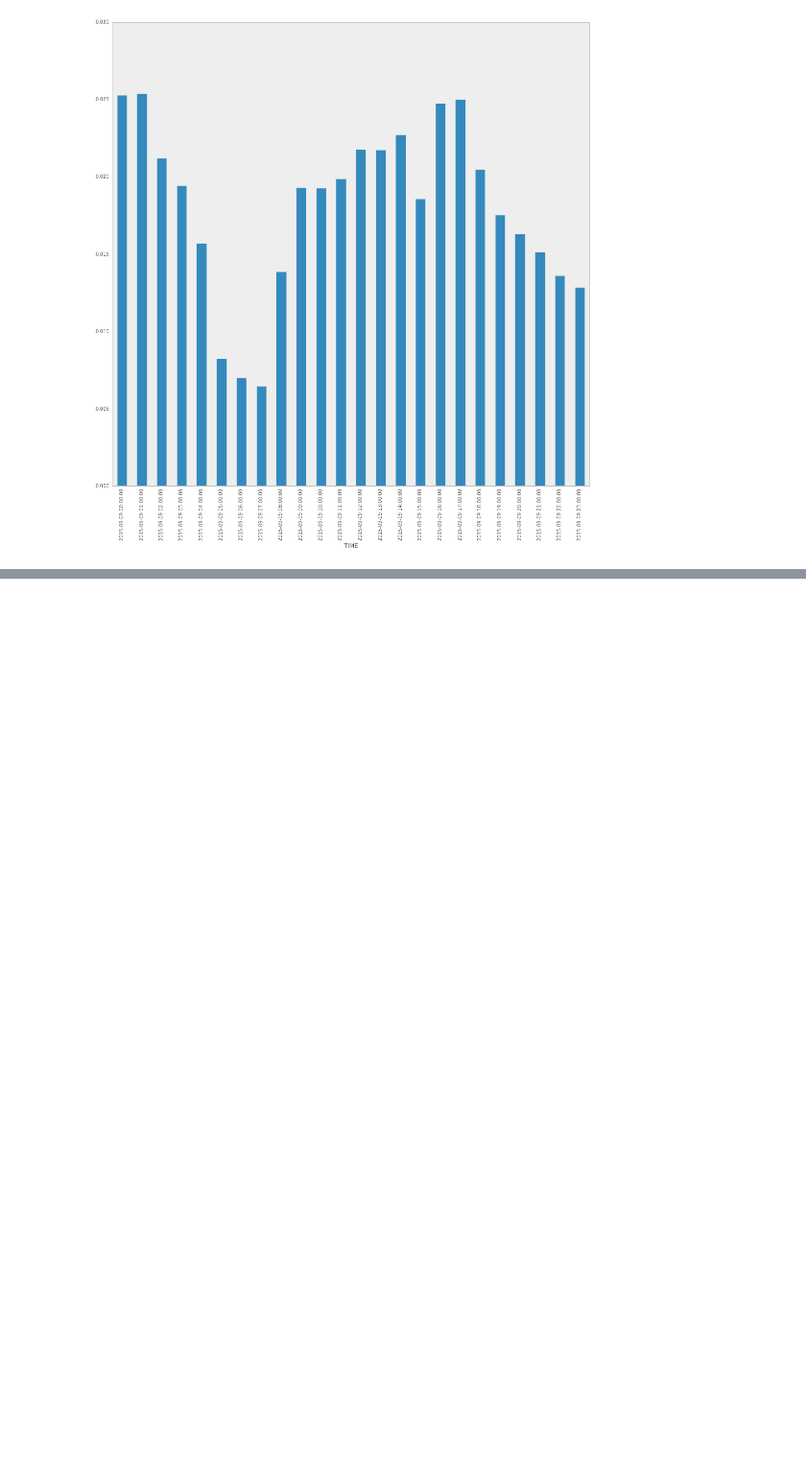
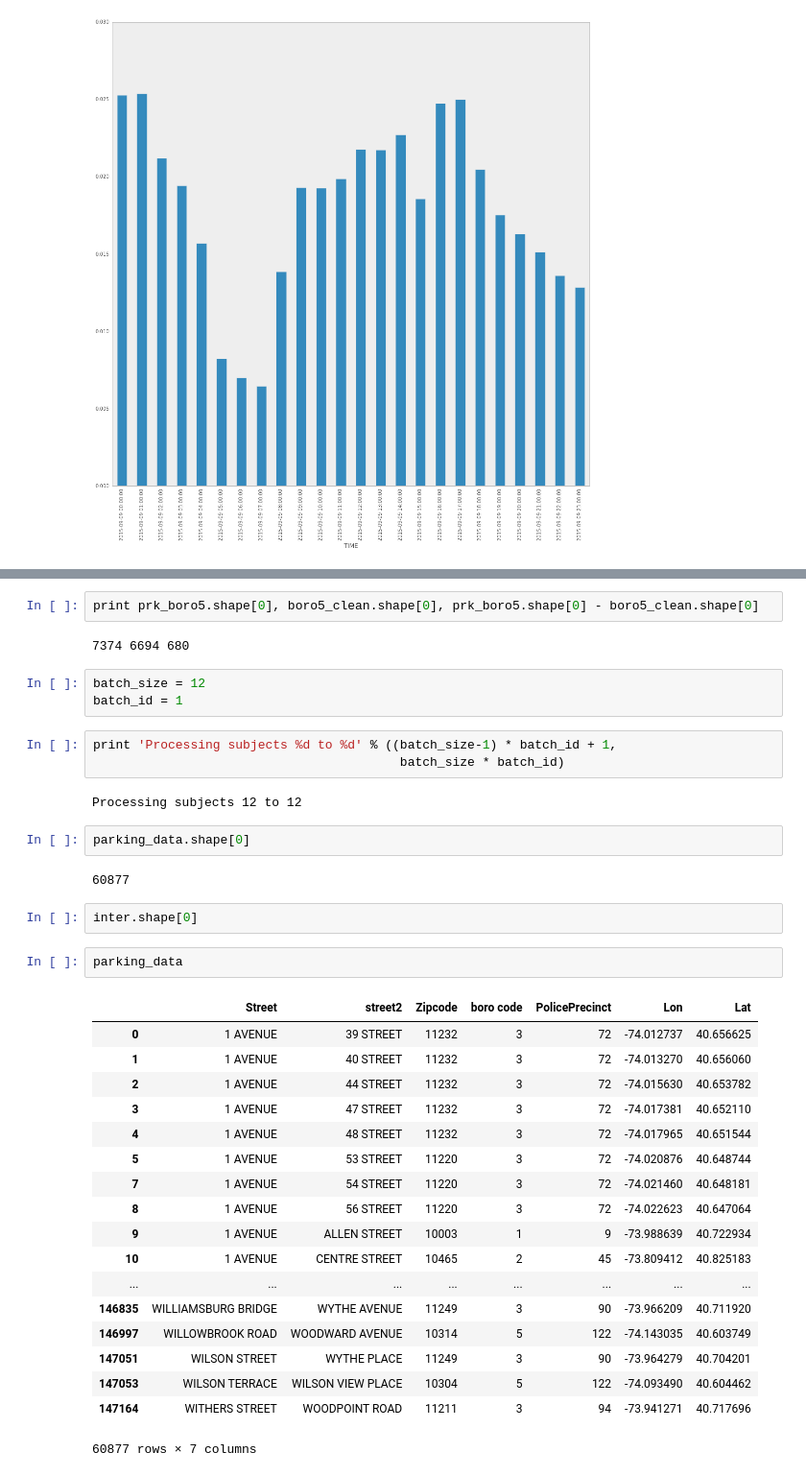
Before and after one commit to mick-d/nyc_collisions, a Jupyter notebook: NYCcollisions.ipynb, the cells around one changed output, grey strips where cells are left out. Shown: that part at 96% size. Saved outputs shown, nothing was run; the diff lists cells and outputs as text; blank space fills up the shorter version.

```diff
--- a/NYCcollisions.ipynb
+++ b/NYCcollisions.ipynb
@@ -169,0 +742,39 @@ df_collisions_prob['collisions_prob'].plot(kind="bar")
+# %%
+print prk_boro5.shape[0], boro5_clean.shape[0], prk_boro5.shape[0] - boro5_clean.shape[0]
+# %% [output]
+7374 6694 680
+# %%
+batch_size = 12
+batch_id = 1
+# %%
+print 'Processing subjects %d to %d' % ((batch_size-1) * batch_id + 1,
+                                         batch_size * batch_id)
+# %% [output]
+Processing subjects 12 to 12
+# %%
+parking_data.shape[0]
+# %% [output]
+60877
+# %%
+inter.shape[0]
+# %%
+parking_data
+# %% [output]
+|  | Street | street2 | Zipcode | boro code | PolicePrecinct | Lon | Lat |
+| 0 | 1 AVENUE | 39 STREET | 11232 | 3 | 72 | -74.012737 | 40.656625 |
+| 1 | 1 AVENUE | 40 STREET | 11232 | 3 | 72 | -74.013270 | 40.656060 |
+| 2 | 1 AVENUE | 44 STREET | 11232 | 3 | 72 | -74.015630 | 40.653782 |
+| 3 | 1 AVENUE | 47 STREET | 11232 | 3 | 72 | -74.017381 | 40.652110 |
+| 4 | 1 AVENUE | 48 STREET | 11232 | 3 | 72 | -74.017965 | 40.651544 |
+| 5 | 1 AVENUE | 53 STREET | 11220 | 3 | 72 | -74.020876 | 40.648744 |
+| 7 | 1 AVENUE | 54 STREET | 11220 | 3 | 72 | -74.021460 | 40.648181 |
+| 8 | 1 AVENUE | 56 STREET | 11220 | 3 | 72 | -74.022623 | 40.647064 |
+| 9 | 1 AVENUE | ALLEN STREET | 10003 | 1 | 9 | -73.988639 | 40.722934 |
+| 10 | 1 AVENUE | CENTRE STREET | 10465 | 2 | 45 | -73.809412 | 40.825183 |
+| ... | ... | ... | ... | ... | ... | ... | ... |
+| 146835 | WILLIAMSBURG BRIDGE | WYTHE AVENUE | 11249 | 3 | 90 | -73.966209 | 40.711920 |
+| 146997 | WILLOWBROOK ROAD | WOODWARD AVENUE | 10314 | 5 | 122 | -74.143035 | 40.603749 |
+| 147051 | WILSON STREET | WYTHE PLACE | 11249 | 3 | 90 | -73.964279 | 40.704201 |
+| 147053 | WILSON TERRACE | WILSON VIEW PLACE | 10304 | 5 | 122 | -74.093490 | 40.604462 |
+| 147164 | WITHERS STREET | WOODPOINT ROAD | 11211 | 3 | 94 | -73.941271 | 40.717696 |
+60877 rows × 7 columns
```
Also changed, not shown: parts of 78 cells of this notebook.
